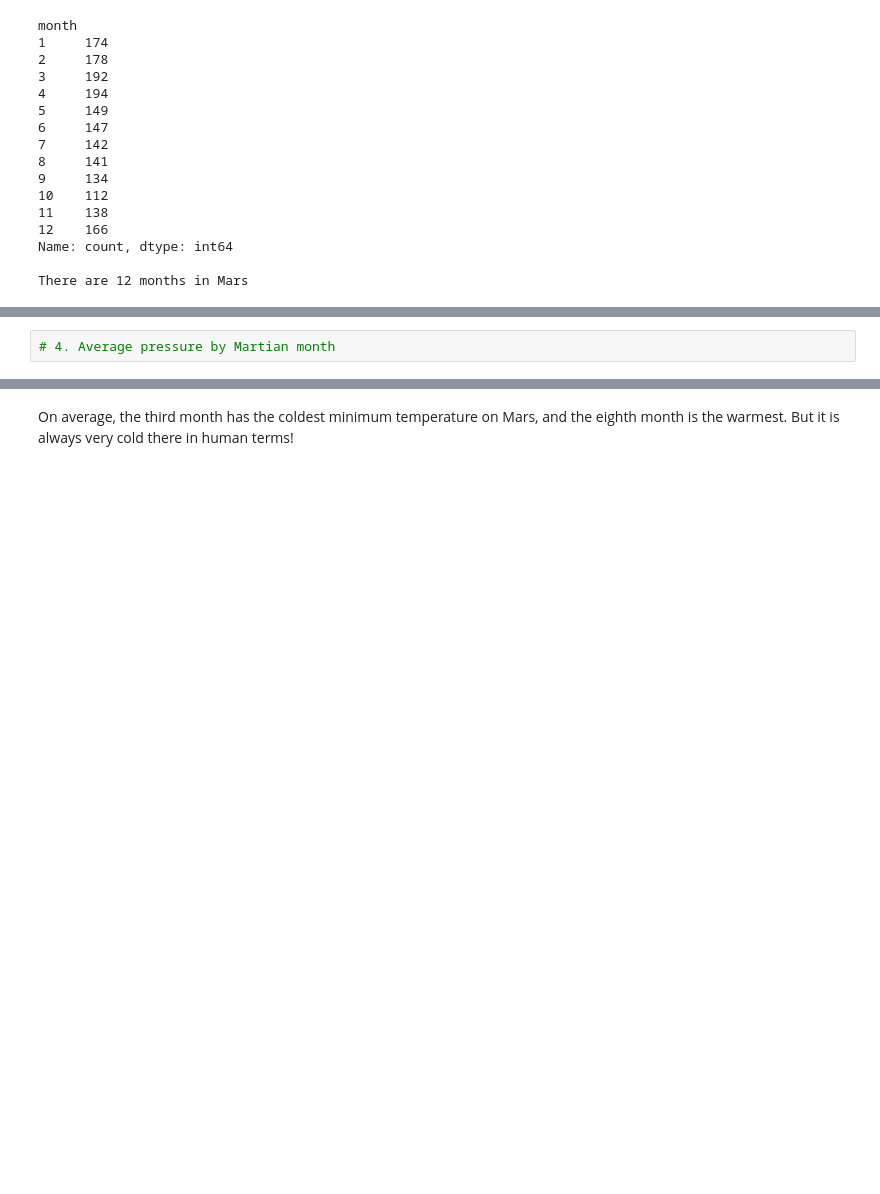
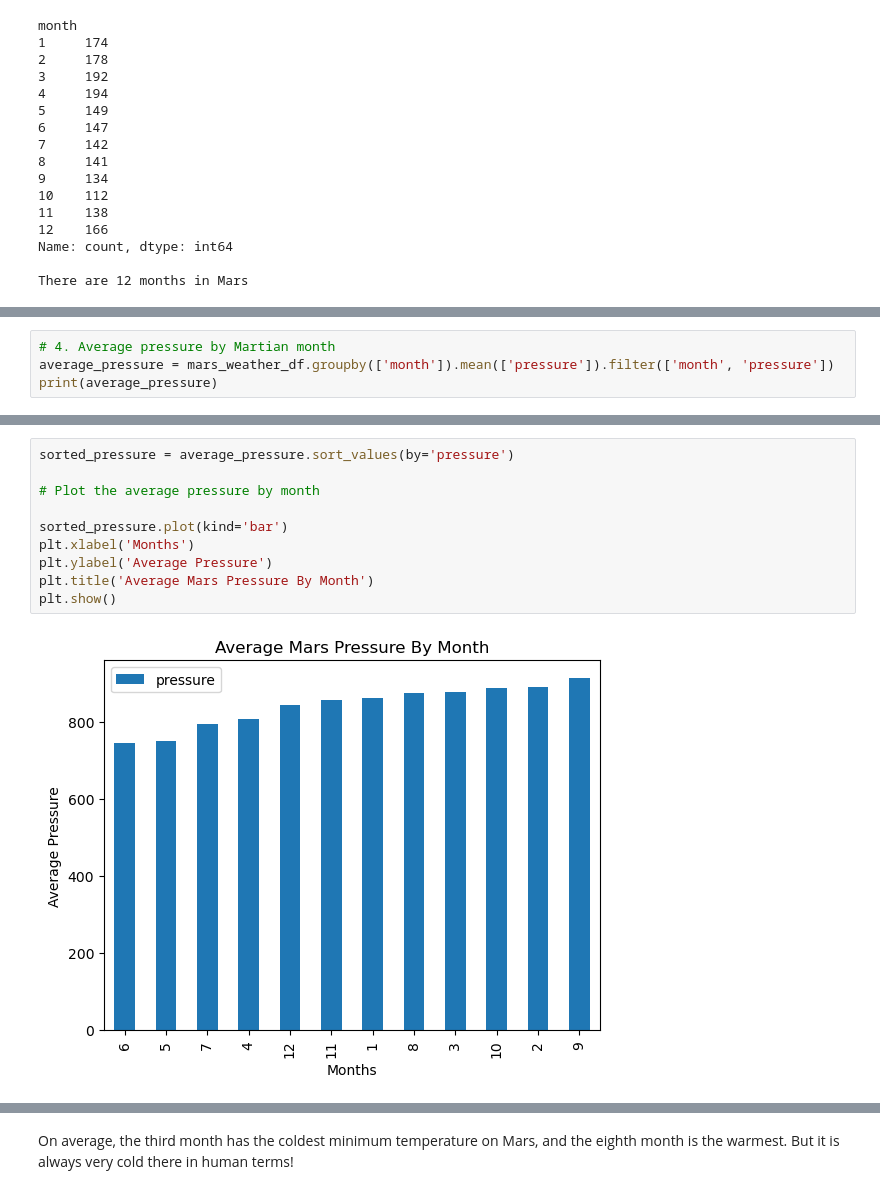
Before and after one commit to rabellan/web_scraping_challenge, a Jupyter notebook: part_2_mars_weather.ipynb, the cells around one changed output, grey strips where cells are left out. Cells and saved outputs as stored; diff of their text form; blank space fills up the shorter version.

```diff
--- a/part_2_mars_weather.ipynb
+++ b/part_2_mars_weather.ipynb
@@ -301,3 +322,5 @@ Name: min_temp, dtype: float64
 # %%
 # 4. Average pressure by Martian month
+average_pressure = mars_weather_df.groupby(['month']).mean(['pressure']).filter(['month', 'pressure'])
+print(average_pressure)
 # %% [output]
@@ -325,0 +341,12 @@ Name: pressure, dtype: float64
+# %%
+sorted_pressure = average_pressure.sort_values(by='pressure')
+
+# Plot the average pressure by month
+
+sorted_pressure.plot(kind='bar')
+plt.xlabel('Months')
+plt.ylabel('Average Pressure')
+plt.title('Average Mars Pressure By Month')
+plt.show()
+# %% [output]
+[figure, added]
```
Also changed, not shown: parts of 14 cells of this notebook.
